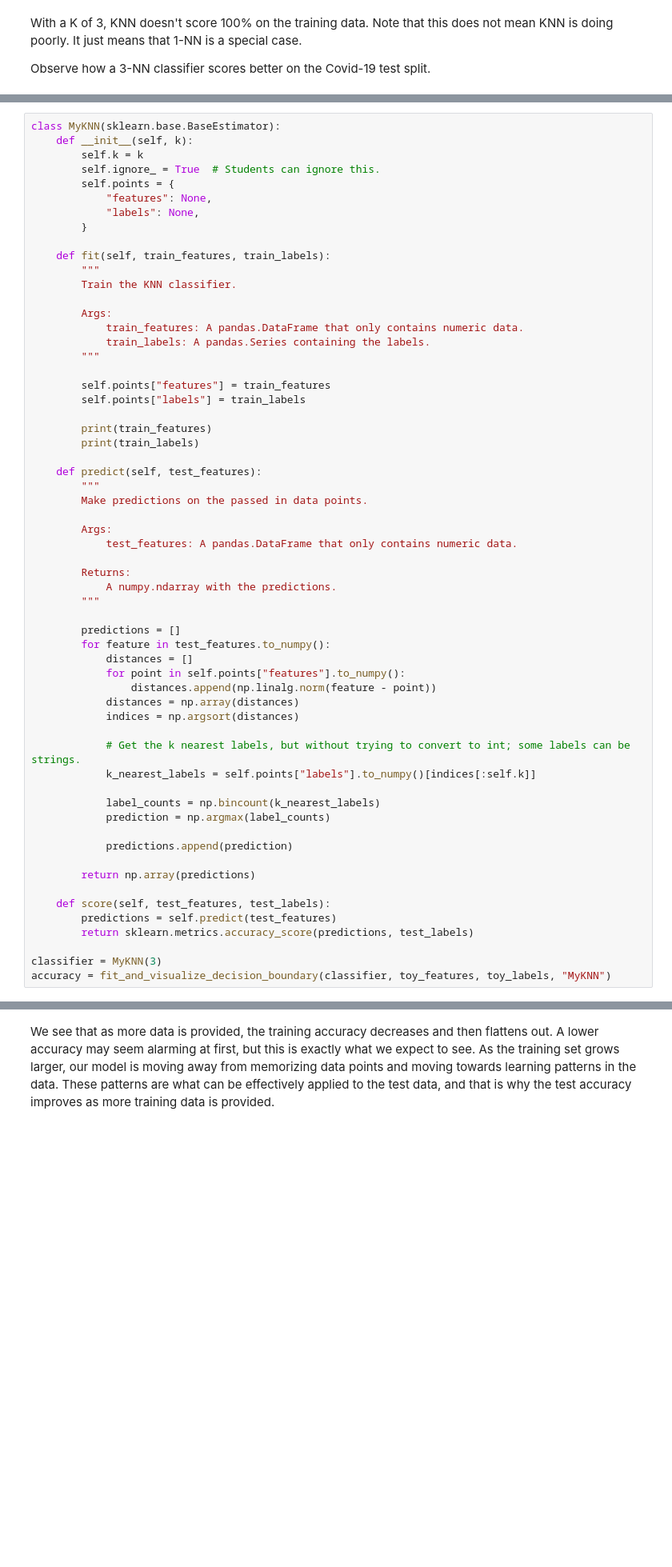
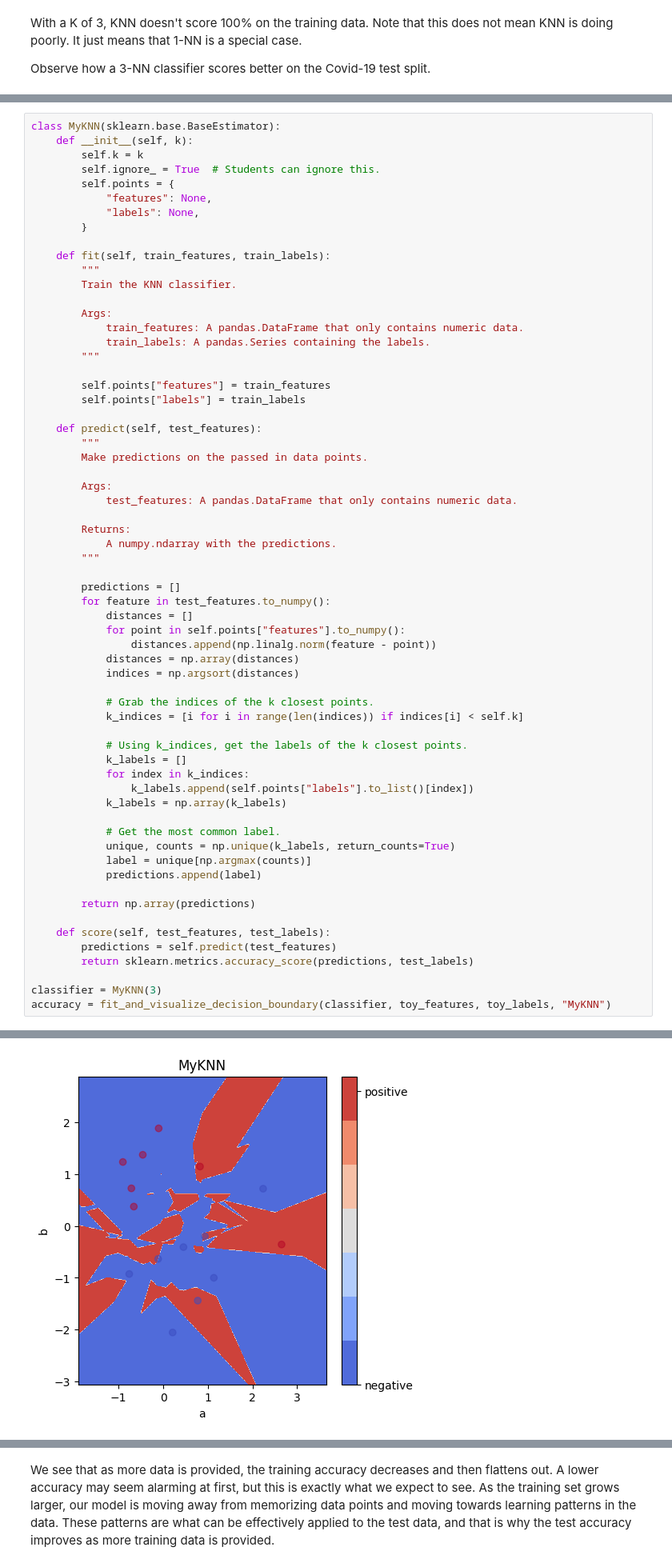
Before and after one commit to DrNekoSenpai/cse-40-ho4, a Jupyter notebook: assignment.ipynb, the cells around one changed output, grey strips where cells are left out. Shown at 80% size. Drawn from its saved outputs; the diff is of its cells as text; blank space fills up the shorter version.

```diff
--- a/assignment.ipynb
+++ b/assignment.ipynb
@@ -1379,9 +1379,6 @@ class MyKNN(sklearn.base.BaseEstimator):
         self.points["features"] = train_features
         self.points["labels"] = train_labels
 
-        print(train_features)
-        print(train_labels)
-
     def predict(self, test_features):
         """
         Make predictions on the passed in data points.
@@ -1401,13 +1398,19 @@ class MyKNN(sklearn.base.BaseEstimator):
             distances = np.array(distances)
             indices = np.argsort(distances)
 
-            # Get the k nearest labels, but without trying to convert to int; some labels can be strings.
-            k_nearest_labels = self.points["labels"].to_numpy()[indices[:self.k]]
+            # Grab the indices of the k closest points.
+            k_indices = [i for i in range(len(indices)) if indices[i] < self.k]
 
-            label_counts = np.bincount(k_nearest_labels)
-            prediction = np.argmax(label_counts)
+            # Using k_indices, get the labels of the k closest points.
+            k_labels = []
+            for index in k_indices:
+                k_labels.append(self.points["labels"].to_list()[index])
+            k_labels = np.array(k_labels)
 
-            predictions.append(prediction)
+            # Get the most common label.
+            unique, counts = np.unique(k_labels, return_counts=True)
+            label = unique[np.argmax(counts)]
+            predictions.append(label)
 
         return np.array(predictions)
 
@@ -1438,3 +1424,4 @@ dtype: int32
+[figure, added]
 # %% [markdown]
 # Part 4: Classic Results
 
```
Also changed, not shown: parts of 4 cells of this notebook.
